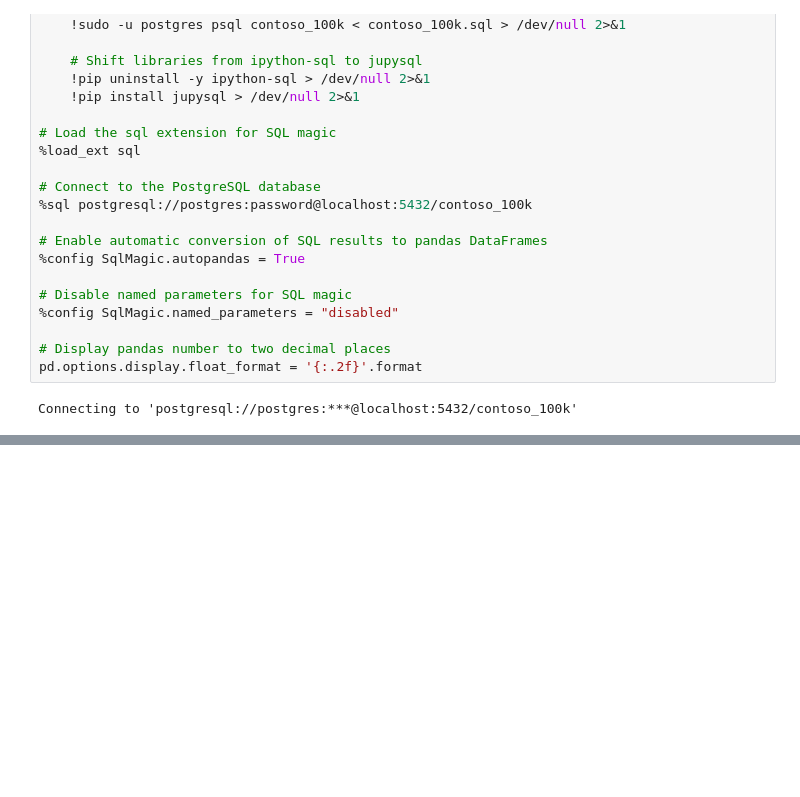
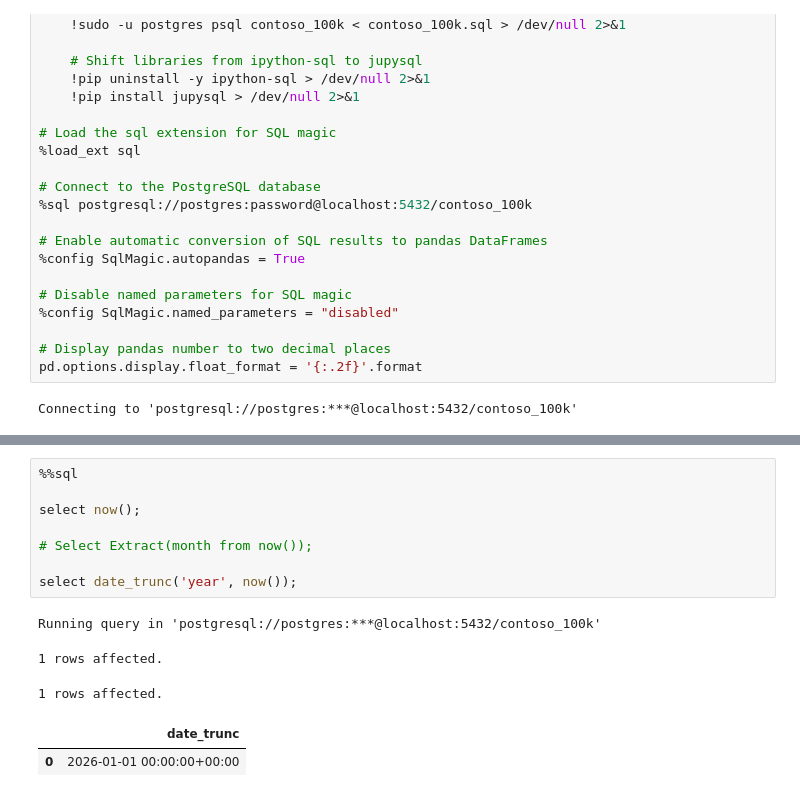
Before and after one commit to ArsalanTahirr/SQL, a Jupyter notebook: Resources/Blank_SQL_Notebook.ipynb, the cells around one changed output, grey strips where cells are left out. Saved outputs shown, nothing was run; the diff lists cells and outputs as text; blank space fills up the shorter version.

```diff
--- a/Resources/Blank_SQL_Notebook.ipynb
+++ b/Resources/Blank_SQL_Notebook.ipynb
@@ -57,0 +76,14 @@ Connecting to 'postgresql://postgres:***@localhost:5432/contoso_100k'
+# %%
+%%sql
+
+select now();
+
+# Select Extract(month from now());
+
+select date_trunc('year', now());
+# %% [output]
+Running query in 'postgresql://postgres:***@localhost:5432/contoso_100k'
+1 rows affected.
+1 rows affected.
+|  | date_trunc |
+| 0 | 2026-01-01 00:00:00+00:00 |
```
Also changed, not shown: parts of 6 cells of this notebook.
